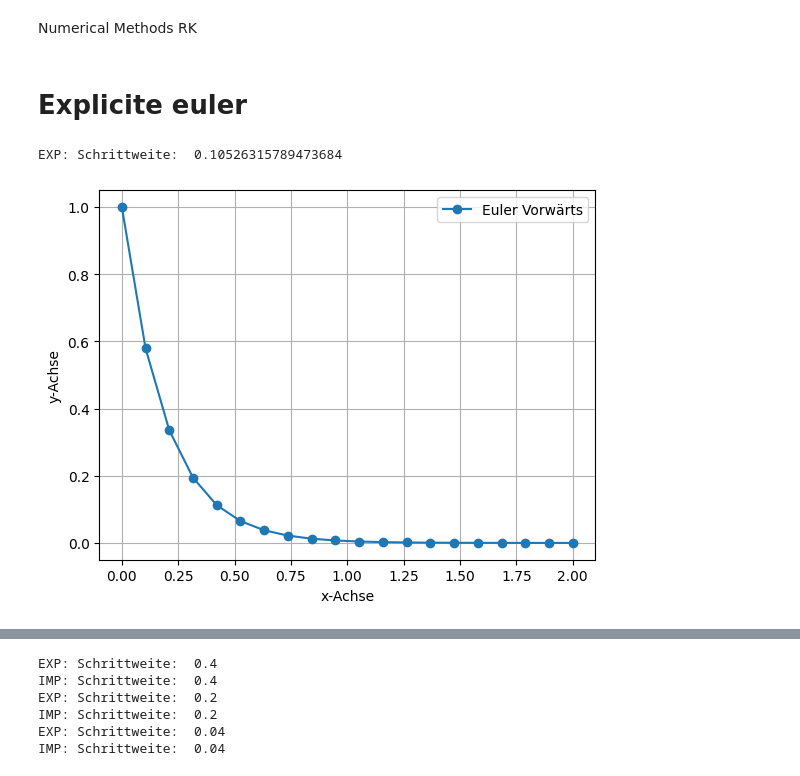
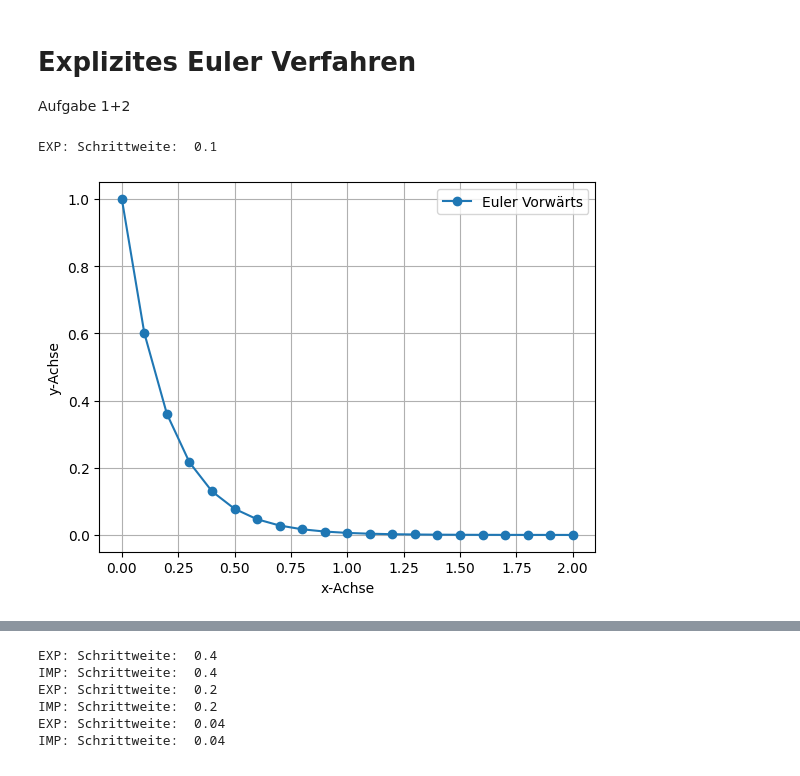
Before and after one commit to hollejon/Numerik, a Jupyter notebook: praktikum8/runge_kutta.ipynb, the cells around one changed output, grey strips where cells are left out. Saved outputs shown, nothing was run; the diff lists cells and outputs as text; code cells hidden in the pictures.

```diff
--- a/praktikum8/runge_kutta.ipynb
+++ b/praktikum8/runge_kutta.ipynb
@@ -1,40 +1,40 @@
-# %% [markdown]
-Numerical Methods RK
-# %% [markdown]
-# Explicite euler
+# %% [markdown]
+# Explizites Euler Verfahren
+Aufgabe 1+2
 # %%
 import numpy as np
 import matplotlib.pyplot as plt
 import numerik_functions as nf
 # %%
 def RK_explizit(x0, X, N, f):
-    h = (X-x0[0])/(N-1)
+    h = (X-x0[0])/N
+    N = N+1
     print("EXP: Schrittweite: ", h)
 
     x = np.zeros((N))
     y = np.zeros((N))
     x[0] = x0[0]
     y[0] = x0[1]
 
     for i in range(1, N):
         x[i] = x[i-1] + h
         k = f(x[i-1], y[i-1])
         y[i] = y[i-1] + h*k
 
     return x, y
 
 def model1(x, y):
     return -4 * y
 
 x0 = [0, 1] # Startwert x, y
 res_x, res_y = RK_explizit(x0, 2, 20, model1)
 
 plt.plot(res_x, res_y, 'o-', label='Euler Vorwärts')
 plt.ylabel('y-Achse')
 plt.xlabel('x-Achse')
 plt.legend()
 plt.grid(True)
 plt.show()
 # %% [output]
-EXP: Schrittweite:  0.10526315789473684
+EXP: Schrittweite:  0.1
-[figure, old version]
+[figure, new version]
```
Also changed, not shown: parts of 9 cells of this notebook.
